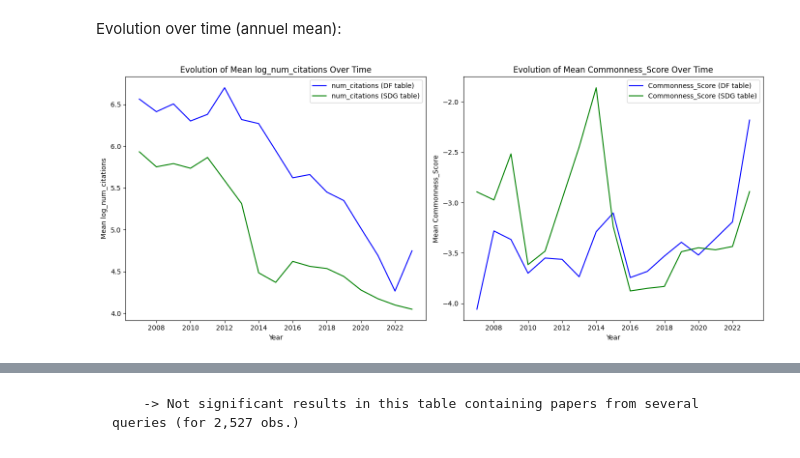
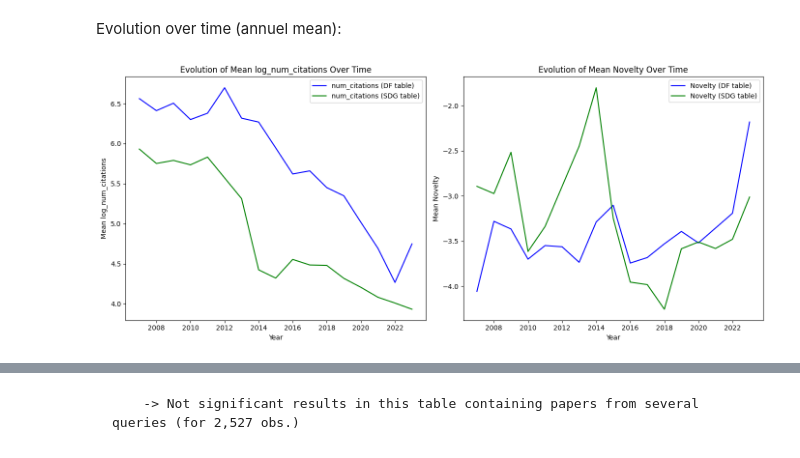
Before and after one commit to valentinb67/Master-s-thesis-2-A-scientometric-approach-to-determine-the-effect-of-group-size-on-novelty, a Jupyter notebook: Basic stats.ipynb, the cells around one changed output, grey strips where cells are left out. Drawn from its saved outputs; the diff is of its cells as text; code cells hidden in the pictures.

```diff
--- a/Basic stats.ipynb
+++ b/Basic stats.ipynb
@@ -8,8 +9,7 @@ import statsmodels.api as sm
 # %%
 DF = pd.read_csv('DF')
 DF_SDG = pd.read_csv('DF_SDG_Lee')
-DF_ML = pd.read_csv('DF_MachineLearning_Lee')
-DF_SDG_ML = pd.concat([DF_SDG, DF_ML], ignore_index=True)
+DF_SDG2 = pd.read_csv('DF_SDG2')
 # %%
 unique_types_DF = DF['type'].unique()
 unique_types_DF_SDG = DF_SDG['type'].unique()
@@ -32,6 +32,10 @@ DF_SDG['log_num_authors_squared_SDG'] = DF_SDG['log_num_authors_SDG']**2
 #Metric of citation
 DF['log_num_citations'] = np.log(DF['num_citations'] + 1)
 DF_SDG['log_num_citations_SDG'] = np.log(DF_SDG['num_citations'] + 1)
+# %%
+DF_SDG2['log_num_citations_SDG'] = np.log(DF_SDG2['num_citations'] + 1)
+DF_SDG = pd.concat([DF_SDG, DF_SDG2], ignore_index=True)
+DF_SDG = DF_SDG.drop_duplicates()
 # %% [markdown]
 **Descriptive statistics:**
 # %%
@@ -127,33 +162,33 @@ Evolution over time (annuel mean):
 # %%
 # Calcul des moyennes annuelles
 mean_citations_per_year_DF = DF.groupby('year')['log_num_citations'].mean().reset_index()
 mean_citations_per_year_SDG = DF_SDG.groupby('year')['log_num_citations_SDG'].mean().reset_index()
-mean_commonness_score_per_year_DF = DF.groupby('year')['Commonness_Score'].mean().reset_index()
-mean_commonness_score_per_year_SDG = DF_SDG.groupby('year')['Commonness_Score'].mean().reset_index()
+mean_Novelty_per_year_DF = DF.groupby('year')['Novelty'].mean().reset_index()
+mean_Novelty_per_year_SDG = DF_SDG.groupby('year')['Novelty'].mean().reset_index()
 
 # Création de la figure avec deux sous-graphiques côte à côte
 plt.figure(figsize=(14, 6))
 
 # Premier graphique : Evolution du nombre moyen de citations pour DF et DF_SDG
 plt.subplot(1, 2, 1)
 sns.lineplot(x='year', y='log_num_citations', data=mean_citations_per_year_DF, color='blue', label='num_citations (DF table)')
 sns.lineplot(x='year', y='log_num_citations_SDG', data=mean_citations_per_year_SDG, color='green', label='num_citations (SDG table)')
 plt.xlabel('Year')
 plt.ylabel('Mean log_num_citations')
 plt.title('Evolution of Mean log_num_citations Over Time')
 plt.legend()
 
 # Deuxième graphique : Evolution du score moyen de Commonness pour DF et DF_SDG
 plt.subplot(1, 2, 2)
-sns.lineplot(x='year', y='Commonness_Score', data=mean_commonness_score_per_year_DF, color='blue', label='Commonness_Score (DF table)')
-sns.lineplot(x='year', y='Commonness_Score', data=mean_commonness_score_per_year_SDG, color='green', label='Commonness_Score (SDG table)')
+sns.lineplot(x='year', y='Novelty', data=mean_Novelty_per_year_DF, color='blue', label='Novelty (DF table)')
+sns.lineplot(x='year', y='Novelty', data=mean_Novelty_per_year_SDG, color='green', label='Novelty (SDG table)')
 plt.xlabel('Year')
-plt.ylabel('Mean Commonness_Score')
-plt.title('Evolution of Mean Commonness_Score Over Time')
+plt.ylabel('Mean Novelty')
+plt.title('Evolution of Mean Novelty Over Time')
 plt.legend()
 
 plt.tight_layout()
 plt.show()
 # %% [output]
-[figure, old version]
+[figure, new version]
 # %%
```
Also changed, not shown: parts of 31 cells of this notebook, 5 other files.
